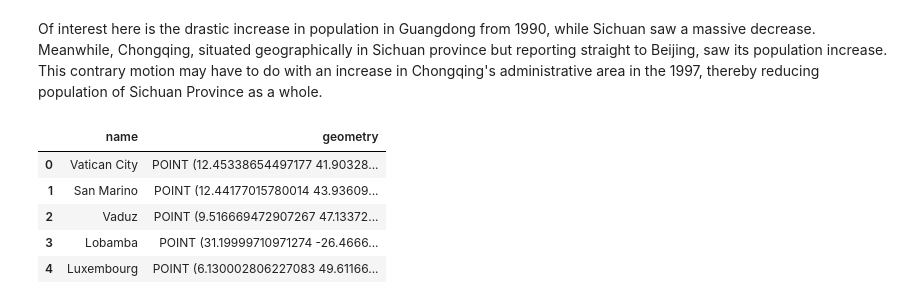
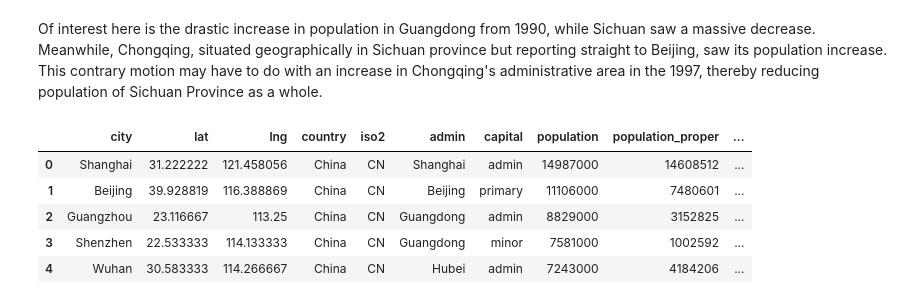
Before and after one commit to simprism/china-population-map, a Jupyter notebook: china-map.ipynb, the cells around one changed output. Cells and saved outputs as stored; diff of their text form; code cells hidden in the pictures.

```diff
--- a/china-map.ipynb
+++ b/china-map.ipynb
@@ -202,12 +201,13 @@ china_rev[['Sichuan', 'Guangdong', 'Beijing', 'Shanghai', 'Chongqing']].plot(kin
 [figure]
 # %% [markdown]
 Of interest here is the drastic increase in population in Guangdong from 1990, while Sichuan saw a massive decrease. Meanwhile, Chongqing, situated geographically in Sichuan province but reporting straight to Beijing, saw its population increase. This contrary motion may have to do with an increase in Chongqing's administrative area in the 1997, thereby reducing population of Sichuan Province as a whole.
-# %%
-df_cities.head()
-# %% [output]
-|  | name | geometry |
-| 0 | Vatican City | POINT (12.45338654497177 41.90328... |
-| 1 | San Marino | POINT (12.44177015780014 43.93609... |
-| 2 | Vaduz | POINT (9.516669472907267 47.13372... |
-| 3 | Lobamba | POINT (31.19999710971274 -26.4666... |
-| 4 | Luxembourg | POINT (6.130002806227083 49.61166... |
+# %%
+city_data = gpd.read_file('cn.csv')
+city_data.head()
+# %% [output]
+|  | city | lat | lng | country | iso2 | admin | capital | population | population_proper | ... |
+| 0 | Shanghai | 31.222222 | 121.458056 | China | CN | Shanghai | admin | 14987000 | 14608512 | ... |
+| 1 | Beijing | 39.928819 | 116.388869 | China | CN | Beijing | primary | 11106000 | 7480601 | ... |
+| 2 | Guangzhou | 23.116667 | 113.25 | China | CN | Guangdong | admin | 8829000 | 3152825 | ... |
+| 3 | Shenzhen | 22.533333 | 114.133333 | China | CN | Guangdong | minor | 7581000 | 1002592 | ... |
+| 4 | Wuhan | 30.583333 | 114.266667 | China | CN | Hubei | admin | 7243000 | 4184206 | ... |
```
Also changed, not shown: parts of 12 cells of this notebook.
